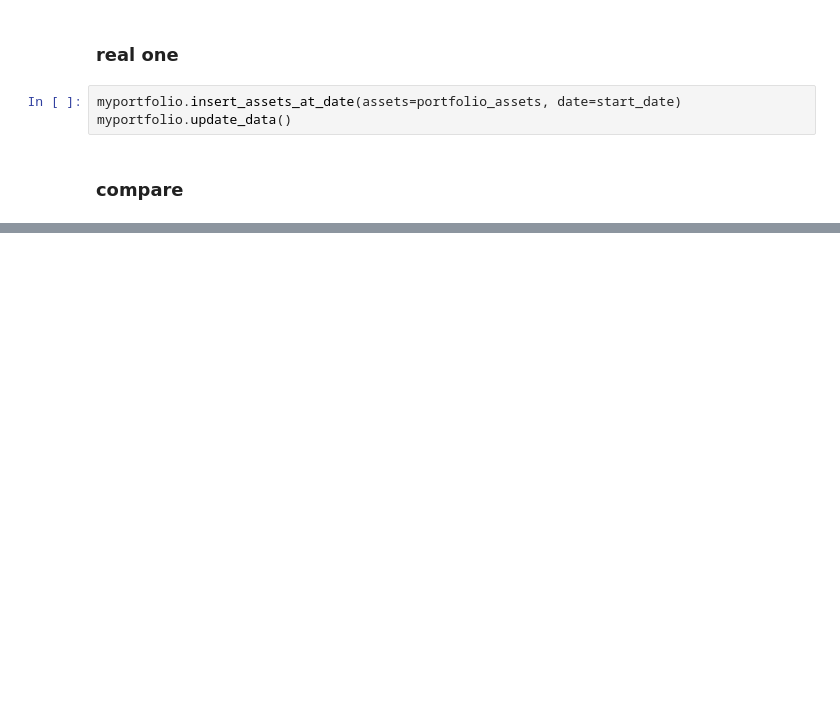
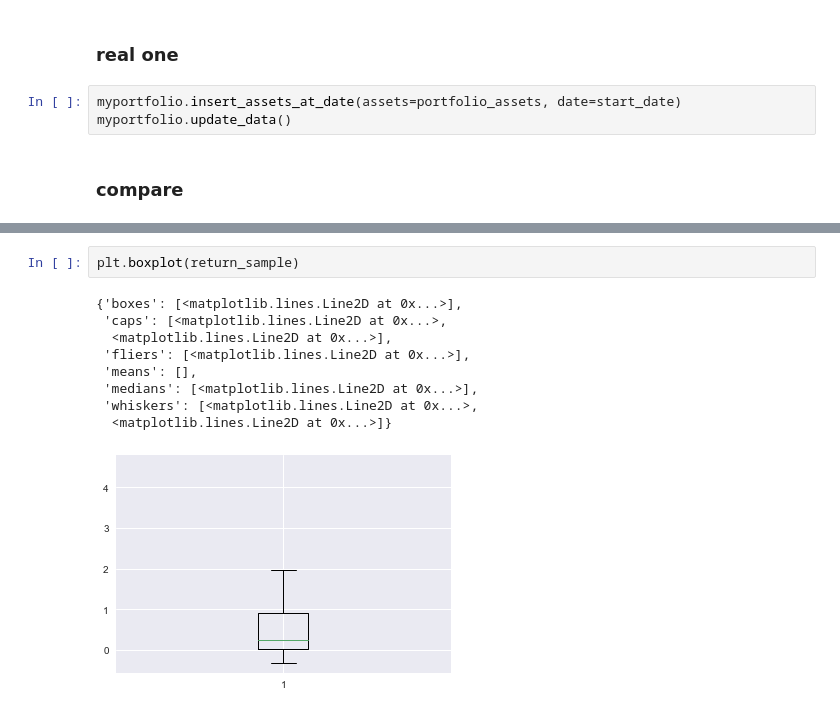
Before and after one commit to dxcv/finances, a Jupyter notebook: finances/studies/portfolios/analyse_portfolio_performance.ipynb, the cells around one changed output, grey strips where cells are left out. Drawn from its saved outputs; the diff is of its cells as text; blank space fills up the shorter version.

```diff
--- a/finances/studies/portfolios/analyse_portfolio_performance.ipynb
+++ b/finances/studies/portfolios/analyse_portfolio_performance.ipynb
@@ -173,0 +191,12 @@ print(optimized_once_pfl.relative_variation_since(start_date=start_date)['TOTAL'
+# %%
+plt.boxplot(return_sample)
+# %% [output]
+{'boxes': [<matplotlib.lines.Line2D at 0x...>],
+ 'caps': [<matplotlib.lines.Line2D at 0x...>,
+  <matplotlib.lines.Line2D at 0x...>],
+ 'fliers': [<matplotlib.lines.Line2D at 0x...>],
+ 'means': [],
+ 'medians': [<matplotlib.lines.Line2D at 0x...>],
+ 'whiskers': [<matplotlib.lines.Line2D at 0x...>,
+  <matplotlib.lines.Line2D at 0x...>]}
+[figure, added]
```
Also changed, not shown: parts of 8 cells of this notebook, 1 other file.
